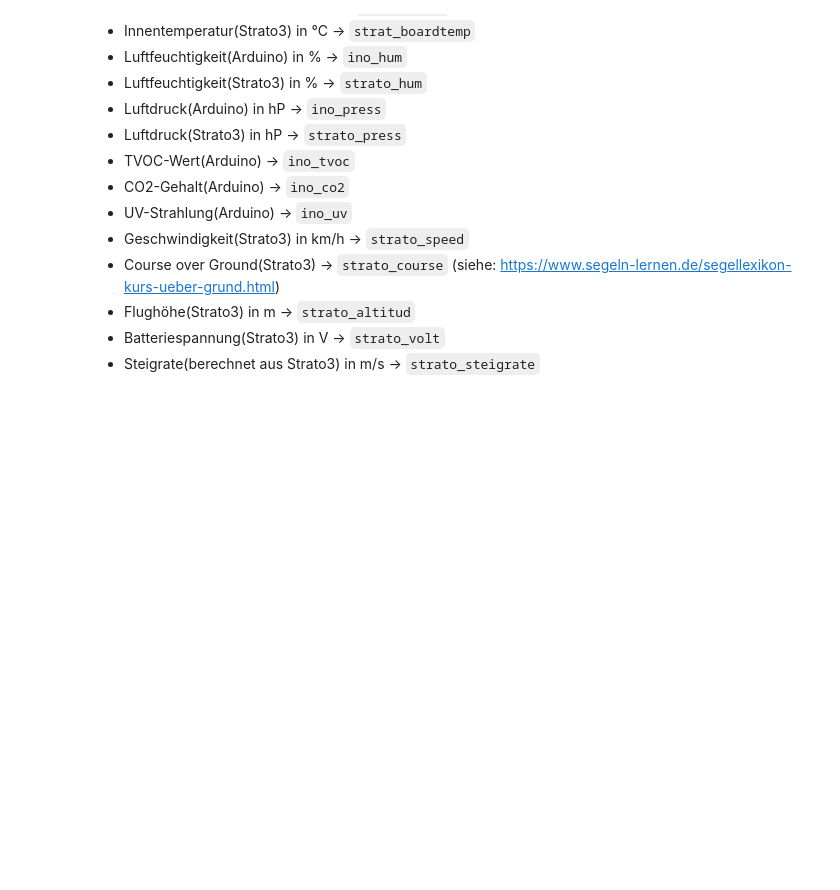
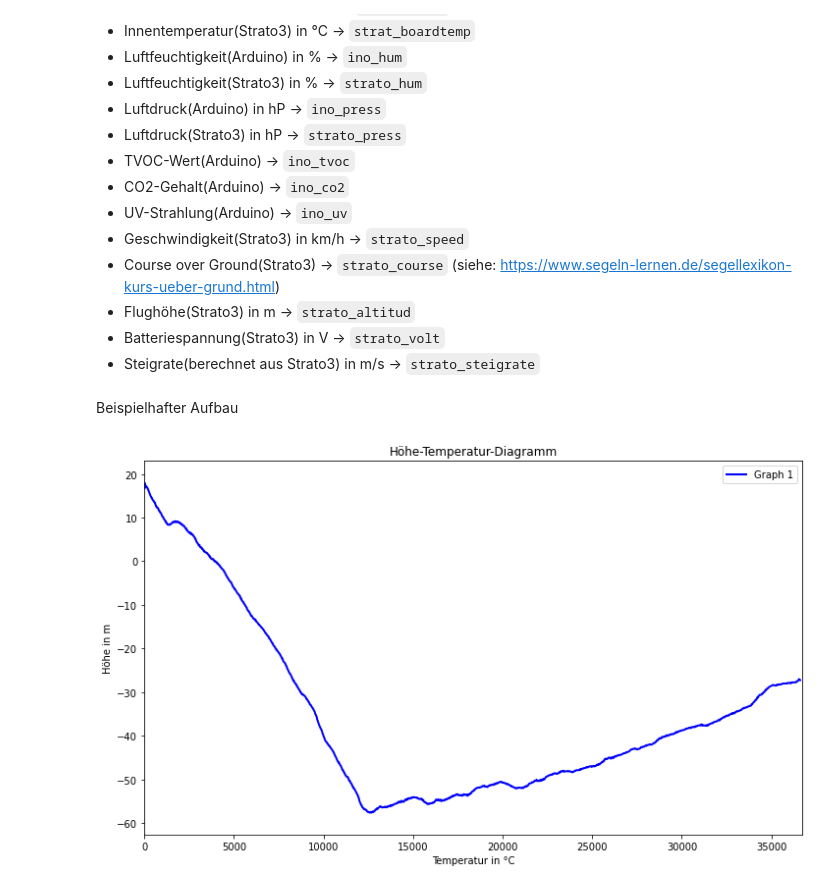
Before and after one commit to henrigeuer/stratosphaerenflug, a Jupyter notebook: strato_auswerung.ipynb, the cells around one changed output. Saved outputs shown, nothing was run; the diff lists cells and outputs as text; code cells hidden in the pictures; blank space fills up the shorter version.

```diff
--- a/strato_auswerung.ipynb
+++ b/strato_auswerung.ipynb
@@ -216,3 +258,35 @@ Folgende Messreihen stehen dabei zur Verfügung:
 *   Flughöhe(Strato3) in m -> `strato_altitud`
 *   Batteriespannung(Strato3) in V -> `strato_volt`
 *   Steigrate(berechnet aus Strato3) in m/s -> `strato_steigrate`
+# %% [markdown]
+Beispielhafter Aufbau
+# %%
+#Maße des Diagrammes
+plt.rcParams["figure.figsize"] = (12,7)
+
+#Diagrammtitel
+plt.title("Höhe-Temperatur-Diagramm")
+
+#Werte laden
+x = twotofive(strato_altitude)[:platzele]
+y = twotofive(strato_temp)[:platzele]
+
+#Achsenbeschriftung
+plt.xlabel("Temperatur in °C")
+plt.ylabel("Höhe in m")
+
+#Wertebereich
+plt.xlim(0, max(x)+100)
+plt.ylim(min(y)-5, max(y)+5)
+
+#Plot erstellen
+plt.plot(x,y, color ="b", label = "Graph 1", linewidth=2, linestyle="-")
+
+#Legende anlegen
+plt.legend(loc= 0)
+
+
+
+plt.show()
+# %% [output]
+[figure, added]
```
Also changed, not shown: parts of 9 cells of this notebook.
